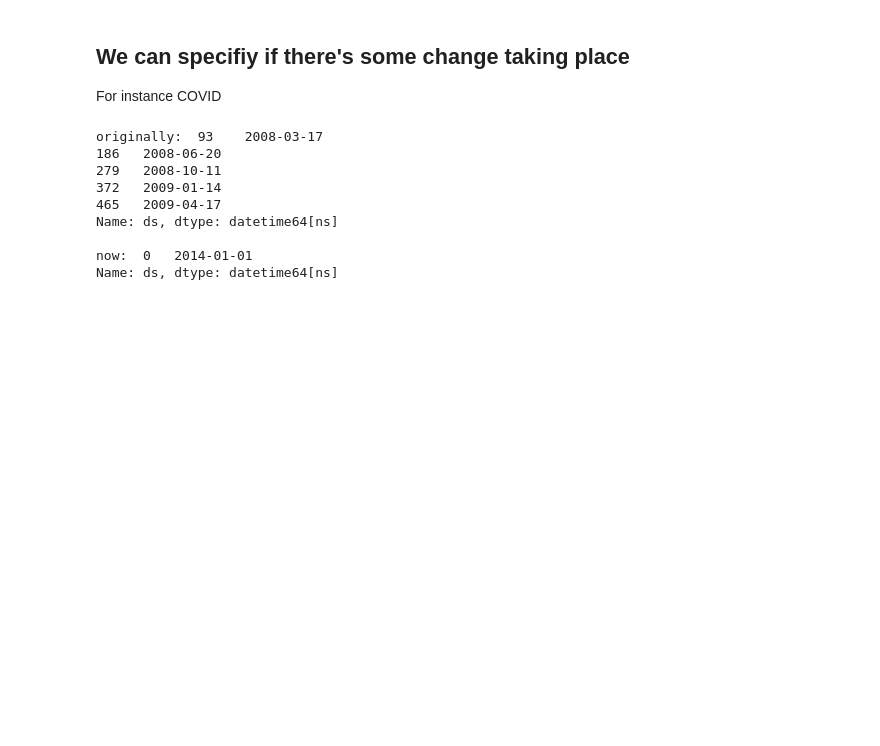
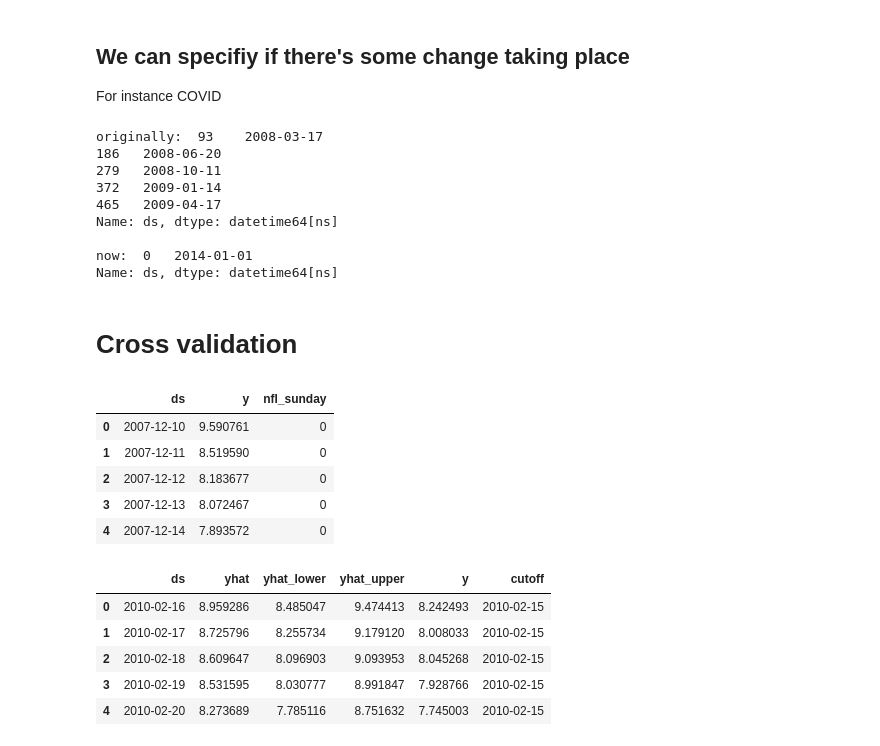
Before and after one commit to razielar/coursera_time_series_forecasting, a Jupyter notebook: coursera_time_series/week_3/3_fb_prophet/1_fb_prophet.ipynb, the cells around one changed output. Drawn from its saved outputs; the diff is of its cells as text; code cells hidden in the pictures; blank space fills up the shorter version.

```diff
--- a/coursera_time_series/week_3/3_fb_prophet/1_fb_prophet.ipynb
+++ b/coursera_time_series/week_3/3_fb_prophet/1_fb_prophet.ipynb
@@ -348,3 +345,5 @@ Name: ds, dtype: datetime64[ns]
 
 now:  0   2014-01-01
 Name: ds, dtype: datetime64[ns]
+# %% [markdown]
+# Cross validation
@@ -350,0 +356,16 @@ Name: ds, dtype: datetime64[ns]
+# %%
+display(peyton.head())
+df_cv.head()
+# %% [output]
+|  | ds | y | nfl_sunday |
+| 0 | 2007-12-10 | 9.590761 | 0 |
+| 1 | 2007-12-11 | 8.519590 | 0 |
+| 2 | 2007-12-12 | 8.183677 | 0 |
+| 3 | 2007-12-13 | 8.072467 | 0 |
+| 4 | 2007-12-14 | 7.893572 | 0 |
+|  | ds | yhat | yhat_lower | yhat_upper | y | cutoff |
+| 0 | 2010-02-16 | 8.959286 | 8.485047 | 9.474413 | 8.242493 | 2010-02-15 |
+| 1 | 2010-02-17 | 8.725796 | 8.255734 | 9.179120 | 8.008033 | 2010-02-15 |
+| 2 | 2010-02-18 | 8.609647 | 8.096903 | 9.093953 | 8.045268 | 2010-02-15 |
+| 3 | 2010-02-19 | 8.531595 | 8.030777 | 8.991847 | 7.928766 | 2010-02-15 |
+| 4 | 2010-02-20 | 8.273689 | 7.785116 | 8.751632 | 7.745003 | 2010-02-15 |
```
Also changed, not shown: parts of 10 cells of this notebook, 1 other file.
